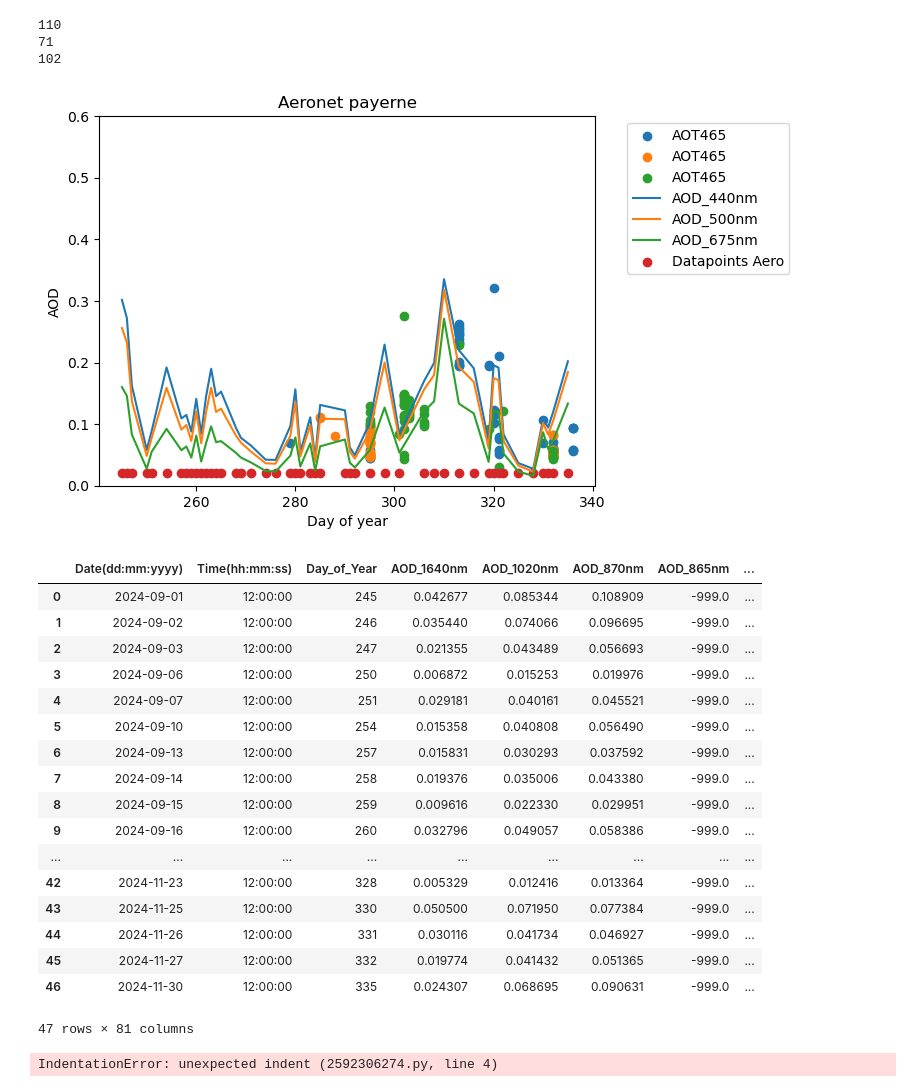
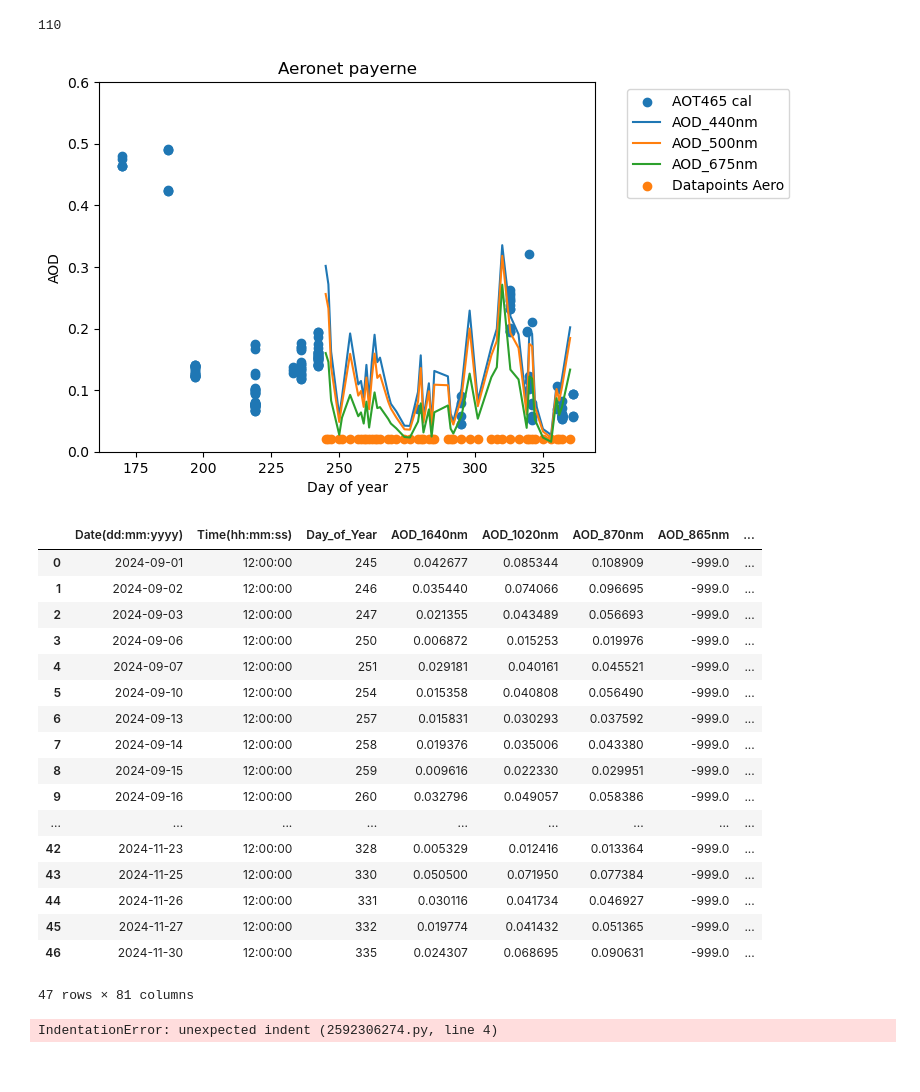
Before and after one commit to Mdmdma/atmospheric_remote_sensing, a Jupyter notebook: daten calitoo/full_dataset.ipynb, the cells around one changed output. Saved outputs shown, nothing was run; the diff lists cells and outputs as text; code cells hidden in the pictures.

```diff
--- a/daten calitoo/full_dataset.ipynb
+++ b/daten calitoo/full_dataset.ipynb
@@ -6,12 +6,13 @@ from satellite_and_aeronet import calitoo, aeronet
 from IPython.display import display
 
 
-filenames = [r'../daten calitoo/0124_20240604_075512_10_ours.txt', r'../daten calitoo/0425_20240604_082717_10.txt', r'../daten calitoo/0427_20240604_082717_10.txt']
+filenames = [r'../daten calitoo/0124_20240604_075512_10_ours.txt']#, r'../daten calitoo/0425_20240604_082717_10.txt', r'../daten calitoo/0427_20240604_082717_10.txt']
 columns_with_commas = ['Elevation', 'AOT465', 'AOT540', 'AOT619', 'Alpha', 'R²']
 columns_to_numbers = ['Temperature', 'Pression', 'RAW465', 'RAW540', 'RAW619','Elevation', 'AOT465', 'AOT540', 'AOT619', 'Alpha', 'R²']
 
 locations = ['laegern', 'payerne']
 coord_threshold = [4700,800,4770,870] # lat0, long0, lat1, long1
+coord_threshold = [4500, 8, 4900, 1000]
 alpha_threshold = 2
 r_threshold = 0.8
 aot_threshold = 0.8
@@ -19,7 +20,7 @@ aot_threshold = 0.8
 def plot_calitoo(dataframe):
     wavelengths_cal = ['AOT465'] #, 'AOT540', 'AOT619'
     for wavelength in wavelengths_cal:
-        plt.scatter(dataframe['Date'].dt.dayofyear, dataframe[wavelength].where(dataframe[wavelength]<0.5), label=wavelength)
+        plt.scatter(dataframe['Date'].dt.dayofyear, dataframe[wavelength].where(dataframe[wavelength]<0.5), label=f'{wavelength} cal')
     #plt.scatter(dataframe['Date'].dt.dayofyear, np.full((dataframe.shape[0],), 0.02), label='Datapoints cal')
     plt.legend(bbox_to_anchor=(1.05, 1), loc='upper left')
     plt.xlabel('Day of year')
@@ -48,36 +49,34 @@ for index, filename in enumerate(filenames):
 
     filtered_data = data[
         # Latitude condition (between lat0 and lat1)
         (data['Latitude'] >= coord_threshold[0]) &
         (data['Latitude'] <= coord_threshold[2]) &
 
         # Longitude condition (between long0 and long1)
         (data['Longitude'] >= coord_threshold[1]) &
         (data['Longitude'] <= coord_threshold[3]) &
 
         # Alpha threshold condition
         (data['Alpha'] <= alpha_threshold) &
 
         # R² threshold condition
         (data['R²'] >= r_threshold)&
 
         (data['AOT465']< aot_threshold)&
         (data['AOT540']< aot_threshold)&
         (data['AOT540']< aot_threshold)
     ]
     print(data.isna().sum().sum())
 
 
 
     plot_calitoo(filtered_data)
     #display(filtered_data)
 
 aeronet(locations[1])
 # %% [output]
 110
-71
-102
-[figure, old version]
+[figure, new version]
 |  | Date(dd:mm:yyyy) | Time(hh:mm:ss) | Day_of_Year | AOD_1640nm | AOD_1020nm | AOD_870nm | AOD_865nm | ... |
 | 0 | 2024-09-01 | 12:00:00 | 245 | 0.042677 | 0.085344 | 0.108909 | -999.0 | ... |
 | 1 | 2024-09-02 | 12:00:00 | 246 | 0.035440 | 0.074066 | 0.096695 | -999.0 | ... |
```
